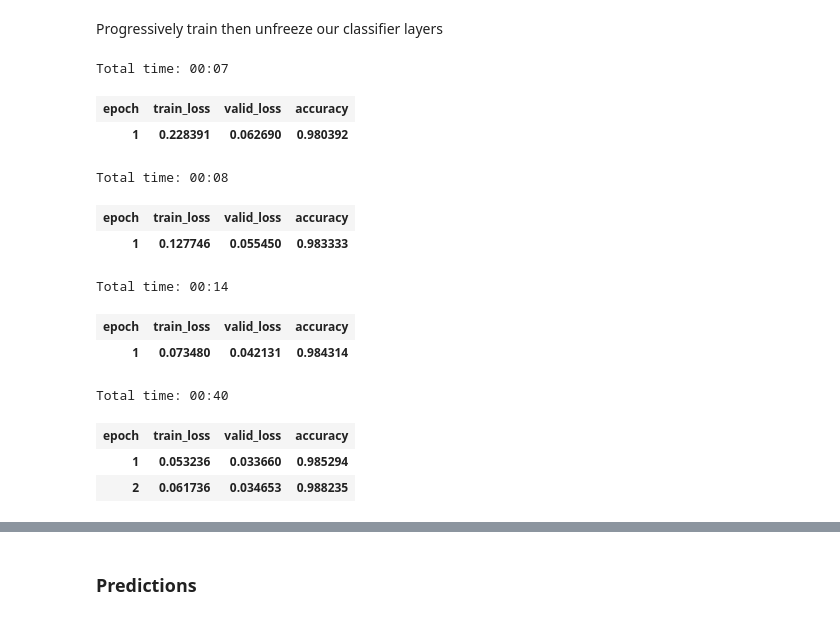
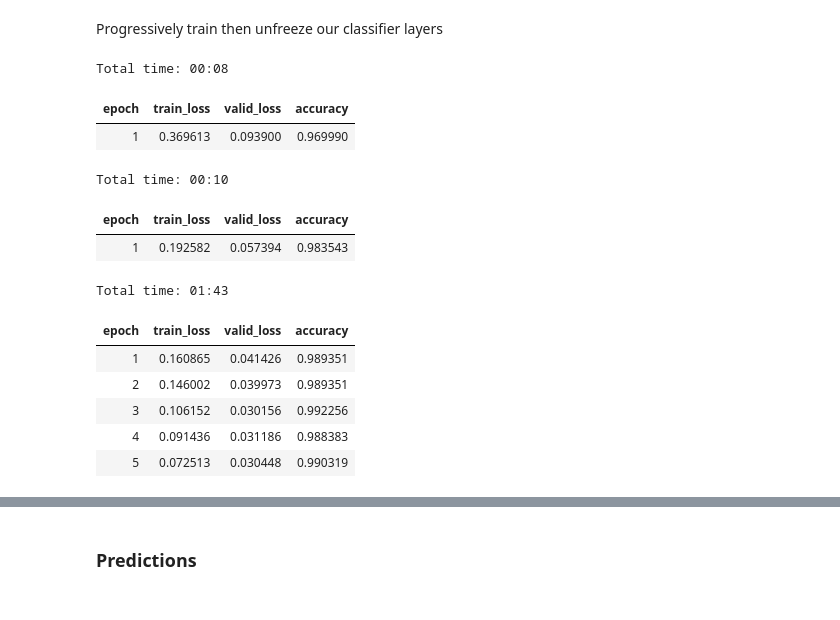
Before and after one commit to EricDube/Quiet-Sheriff-sms-classifier, a Jupyter notebook: sms-classifier.ipynb, the cells around one changed output, grey strips where cells are left out. Saved outputs shown, nothing was run; the diff lists cells and outputs as text; code cells hidden in the pictures.

```diff
--- a/sms-classifier.ipynb
+++ b/sms-classifier.ipynb
@@ -85,7 +111,6 @@ Create the text clasififer model which will use the language model to read the t
 # %%
-learn = text_classifier_learner(data_clas, drop_mult=0.5)
+learn = text_classifier_learner(data_clas, AWD_LSTM, drop_mult=0.5)
 learn.load_encoder('ft_enc')
-learn.freeze()
 # %%
 # data_clas.show_batch(rows=15)
 # %%
@@ -94,31 +124,27 @@ learn.freeze()
 # %% [markdown]
 Progressively train then unfreeze our classifier layers
 # %%
-learn.fit_one_cycle(1, 2e-2, moms=(0.8,0.7))
+learn.fit_one_cycle(1, 1e-2)
 # %% [output]
-Total time: 00:07
+Total time: 00:08
 | epoch | train_loss | valid_loss | accuracy |
-| 1 | 0.228391 | 0.062690 | 0.980392 |
+| 1 | 0.369613 | 0.093900 | 0.969990 |
 # %%
 learn.freeze_to(-2)
-learn.fit_one_cycle(1, slice(1e-2/(2.6**4),1e-2), moms=(0.8,0.7))
+learn.fit_one_cycle(1, slice(5e-3/2., 5e-3))
 # %% [output]
-Total time: 00:08
+Total time: 00:10
 | epoch | train_loss | valid_loss | accuracy |
-| 1 | 0.127746 | 0.055450 | 0.983333 |
+| 1 | 0.192582 | 0.057394 | 0.983543 |
-# %%
-learn.freeze_to(-3)
-learn.fit_one_cycle(1, slice(5e-3/(2.6**4),5e-3), moms=(0.8,0.7))
-# %% [output]
-Total time: 00:14
-| epoch | train_loss | valid_loss | accuracy |
-| 1 | 0.073480 | 0.042131 | 0.984314 |
 # %%
 learn.unfreeze()
-learn.fit_one_cycle(2, slice(1e-3/(2.6**4),1e-3), moms=(0.8,0.7))
+learn.fit_one_cycle(5, slice(2e-3/100, 2e-3))
 # %% [output]
-Total time: 00:40
+Total time: 01:43
 | epoch | train_loss | valid_loss | accuracy |
-| 1 | 0.053236 | 0.033660 | 0.985294 |
-| 2 | 0.061736 | 0.034653 | 0.988235 |
+| 1 | 0.160865 | 0.041426 | 0.989351 |
+| 2 | 0.146002 | 0.039973 | 0.989351 |
+| 3 | 0.106152 | 0.030156 | 0.992256 |
+| 4 | 0.091436 | 0.031186 | 0.988383 |
+| 5 | 0.072513 | 0.030448 | 0.990319 |
 # %%
```
Also changed, not shown: parts of 26 cells of this notebook, 5 other files.
